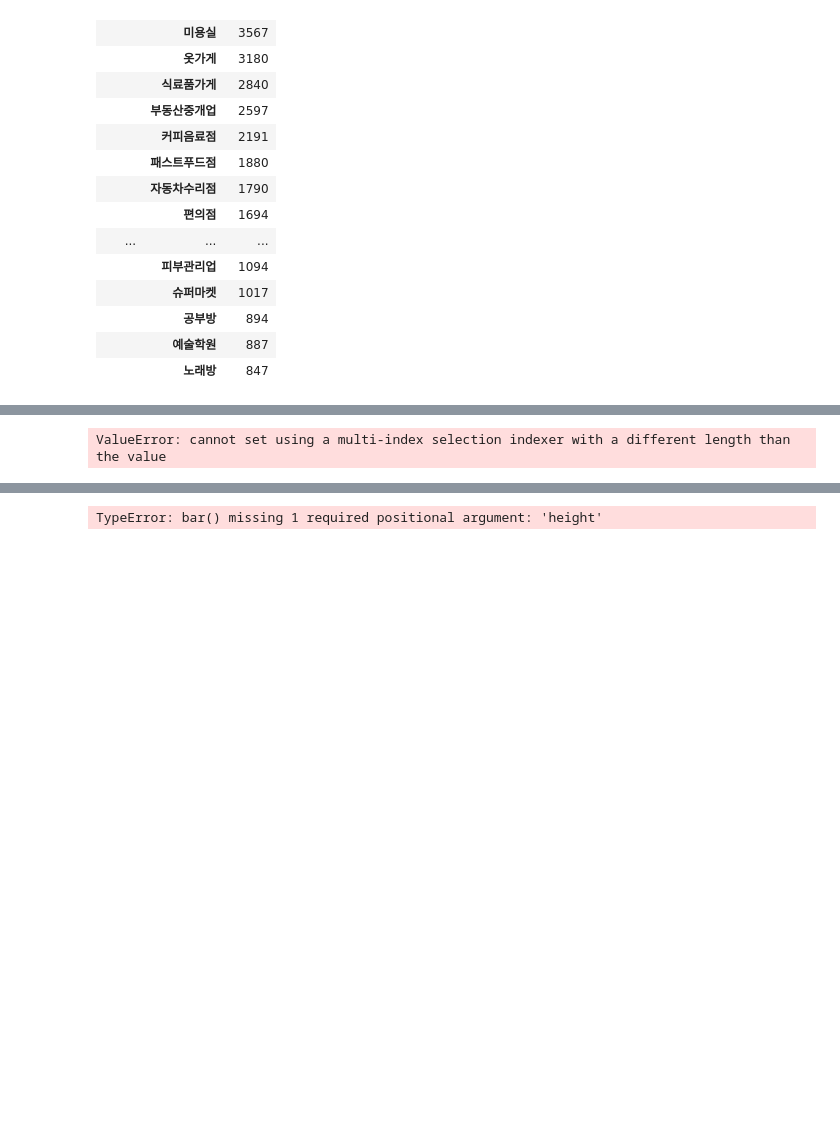
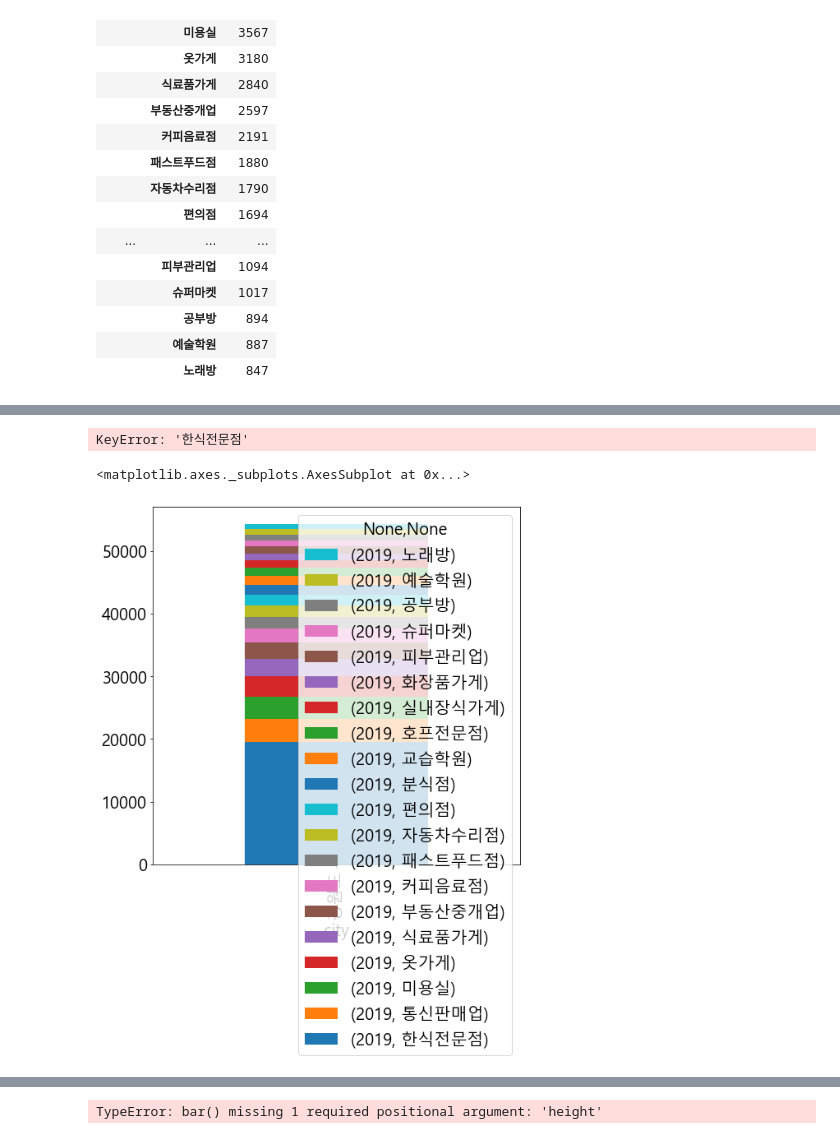
Before and after one commit to inhoinno/2021_BigData, a Jupyter notebook: Data_Visualizing1.ipynb, the cells around one changed output, grey strips where cells are left out. Saved outputs shown, nothing was run; the diff lists cells and outputs as text; code cells hidden in the pictures; blank space fills up the shorter version.

```diff
--- a/Data_Visualizing1.ipynb
+++ b/Data_Visualizing1.ipynb
@@ -653,4 +659,10 @@ df_19.loc[idx['강원도',tp20col],:].sort_values(by=2019,ascending=False).index
+# %%
+for i in range(len(cols)):
+    df_19.loc[idx[cols[0],tp20col],:].sort_values(by=2019,ascending=False).unstack()
+# %% [output]
+KeyError: '한식전문점'
 # %%
-df_19.loc[idx['강원도',idx[:]],:] = df_19.loc[idx['강원도',tp20col],:].sort_values(by=2019,ascending=False)
+df_19.loc[idx['강원도',tp20col],:].sort_values(by=2019,ascending=False).unstack().plot.bar(stacked=True, legend = 'reverse')
 # %% [output]
-ValueError: cannot set using a multi-index selection indexer with a different length than the value
+<matplotlib.axes._subplots.AxesSubplot at 0x...>
+[figure, added]
```
Also changed, not shown: parts of 10 cells of this notebook.
